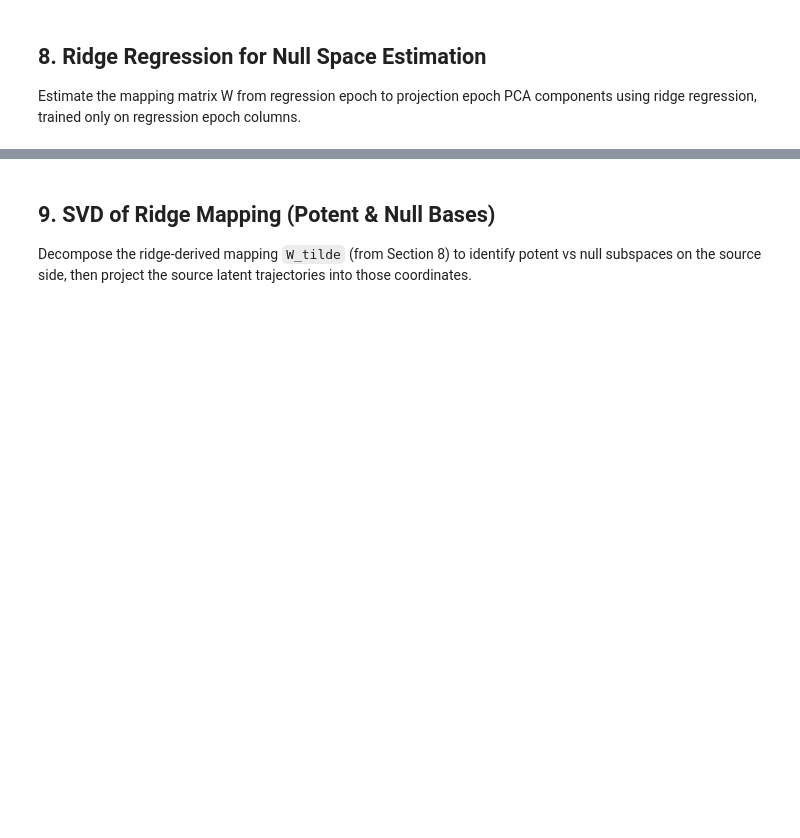
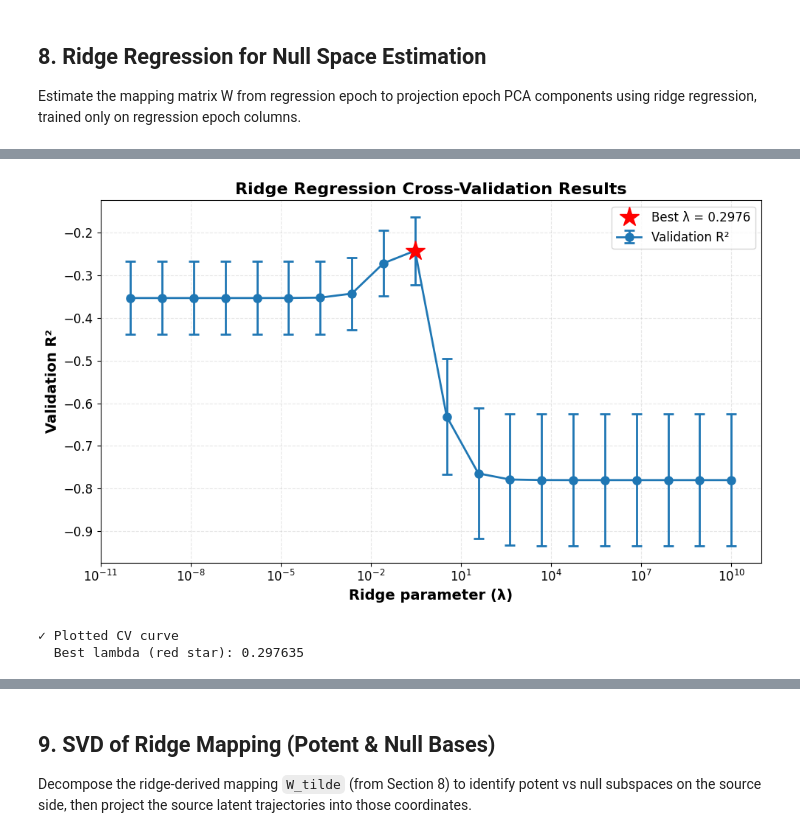
Before and after one commit to ioqfwfq/SBCAT, a Jupyter notebook: null_space.ipynb, the cells around one changed output, grey strips where cells are left out. Saved outputs shown, nothing was run; the diff lists cells and outputs as text; code cells hidden in the pictures; blank space fills up the shorter version.

Commit message:
Use contiguous folds for lambda CV and align plotting

```diff
--- a/null_space.ipynb
+++ b/null_space.ipynb
@@ -692,7 +728,7 @@ for i, filepath in enumerate(selected_files, 1):
         align_to='timestamps_Maintenance',
         time_window=(0, 2.5),
         encoding_epoch=1,
-        bin_size=0.01,
+        bin_size=0.10,
         min_mean_rate_hz=rate_threshold
     )
     units_before_rate = len(selected_unit_ids) if selected_unit_ids is not None else len(unit_metadata)
@@ -802,7 +856,7 @@ for i, filepath in enumerate(selected_files, 1):
         align_to='timestamps_Encoding1',
         time_window=(0.2, 1.0),
         encoding_epoch=1,
-        bin_size=0.01,
+        bin_size=0.05,
         min_mean_rate_hz=rate_threshold
     )
     units_before_rate = len(selected_unit_ids) if selected_unit_ids is not None else len(unit_metadata)
@@ -1267,7 +1437,7 @@ X_target = firing_rate_normalized_target  # shape: units × features (conditions
 U_full, s_full, Vt_full = np.linalg.svd(X_target, full_matrices=False)
 var_explained = (s_full ** 2) / np.sum(s_full ** 2)
 cumvar = np.cumsum(var_explained)
-variance_threshold = 0.6
+variance_threshold = 0.3
 k_target = int(np.searchsorted(cumvar, variance_threshold) + 1)
 max_k_target = min(X_target.shape)
 if k_target > max_k_target:
@@ -1478,35 +1669,40 @@ else:
 # %%
+
 # Plot Cross-Validation Results
 
 import matplotlib.pyplot as plt
 
 fig, ax = plt.subplots(1, 1, figsize=(10, 6))
 
-# Extract data
-lambdas = list(cv_results['mean_errors'].keys())
-means = [cv_results['mean_errors'][lam] for lam in lambdas]
-stds = [cv_results['std_errors'][lam] for lam in lambdas]
+# Extract data (sorted by lambda for readability)
+lambdas = sorted(cv_results['mean_r2'].keys())
+means = [cv_results['mean_r2'][lam] for lam in lambdas]
+stds = [cv_results['std_r2'][lam] for lam in lambdas]
 
-# Plot error curve with error bars
+# Plot R^2 curve with error bars
 ax.errorbar(lambdas, means, yerr=stds, marker='o', markersize=8,
-            capsize=5, capthick=2, linewidth=2, label='Validation MSE')
+            capsize=5, capthick=2, linewidth=2, label='Validation R²')
 
 # Mark best lambda
 best_idx = lambdas.index(best_lambda)
 ax.plot(best_lambda, means[best_idx], 'r*', markersize=20,
         label=f'Best λ = {best_lambda:.4f}', zorder=5)
 
 # Formatting
 ax.set_xscale('log')
 ax.set_xlabel('Ridge parameter (λ)', fontsize=14, fontweight='bold')
-ax.set_ylabel('Validation MSE', fontsize=14, fontweight='bold')
+ax.set_ylabel('Validation R²', fontsize=14, fontweight='bold')
 ax.set_title('Ridge Regression Cross-Validation Results', fontsize=16, fontweight='bold')
 ax.legend(fontsize=12)
 ax.grid(True, alpha=0.3, linestyle='--')
 ax.tick_params(labelsize=12)
 
 plt.tight_layout()
 plt.show()
 
 print(f"✓ Plotted CV curve")
 print(f"  Best lambda (red star): {best_lambda:.6f}")
+# %% [output]
+[figure, added]
+✓ Plotted CV curve
+  Best lambda (red star): 0.297635
```
Also changed, not shown: parts of 21 cells of this notebook.
